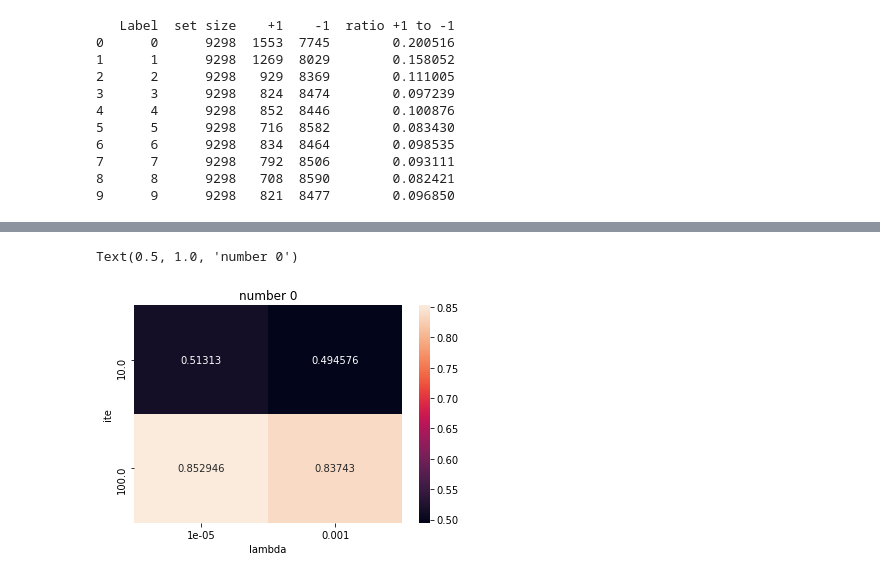
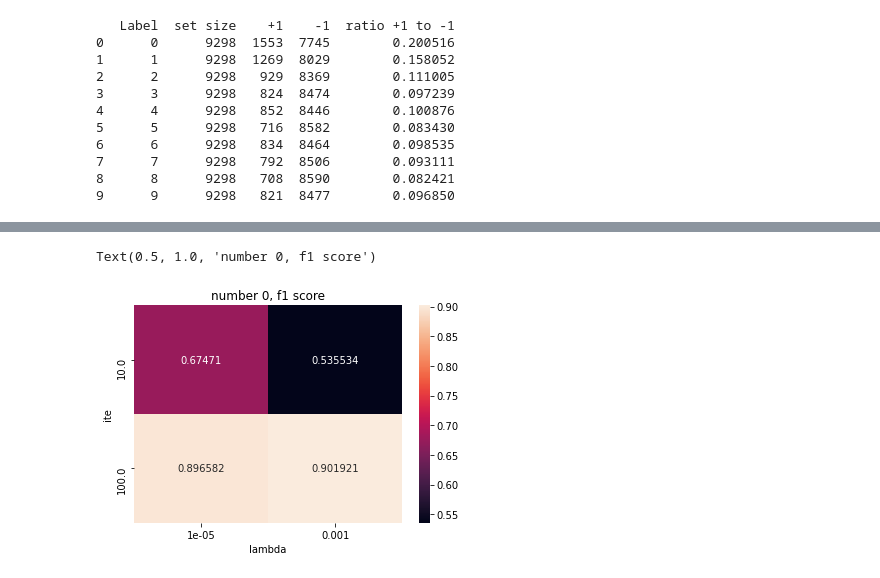
Before and after one commit to giulia-lbo/ML-project, a Jupyter notebook: ML_project.ipynb, the cells around one changed output, grey strips where cells are left out. Drawn from its saved outputs; the diff is of its cells as text; code cells hidden in the pictures.

```diff
--- a/ML_project.ipynb
+++ b/ML_project.ipynb
@@ -78,6 +79,0 @@ For label 9 index  388 will be at position 3685 in array X_comb
-# %%
-nRow, nCol = X_tr.shape
-numbers = np.unique(y_comb)
-
-print(f'There are {nRow} rows and {nCol} columns in the training set')
-print(f'Numbers are {numbers} ')
@@ -472,3 +458,29 @@ For number=0 With T=10 and lambda=0.001 train acc score0.8802375983303901 train
+# %%
+#wout cv
+# Second run
+#for y=0
+currentLabel=y0#this is label 0 -- have
+X_train, X_test, y_train, y_test = non_shuffling_train_test_split(X_comb,currentLabel,test_size=0.33)
+nRow_tr = y_train.shape[0]
+nRow_te= y_test.shape[0]
+print(f'There are {nRow_tr} rows in the training set for number 0')
+print(f'There are {nRow_te} rows  in the test set for number 0')
+
+
+
+classifier = KernelPegasos()#default values -- 10 e-3
+classifier.fit(X_train, y_train)
+train_score=classifier.score(X_train,y_train)
+train_precision,train_f1score= metrics(classifier.predict(X_train),y_train)
+
+y_pred=classifier.predict(X_test)
+test_acc_score=classifier.score(X_test,y_test)
+test_precision,test_f1score= metrics(y_pred,y_test)
+
+print('For number=' + str(0) + ' With T=' + str(10) + ' and lambda=' + str(1e-3) +
+' train acc score= ' +  str(train_score)+ ' train avg precision= ' + str(train_precision) + ' train avg f1score= ' + str(train_f1score)
++ ' test avg acc= ' + str(test_acc_score) + ' test avg precision= ' + str(test_precision) + ' test avg f1score= ' + str(test_f1score)
+)
 # %%
 # Plot the first X test images, their predicted labels, and the true labels.
 # Color correct predictions in blue and incorrect predictions in red.
@@ -487,7 +513,6 @@ plt.show()
 import warnings
 warnings.filterwarnings('ignore')
 # %%
-#from sklearn.model_selection import train_test_split, KFold
 ite=[10,100]
 lmdb=[1e-5,1e-3]
 cv=5
@@ -512,6 +537,7 @@ for t in ite:
         col3no=-1
         scores = np.zeros(5)
         i+=1
+        notvalid=0
         for kth in range (cv):
             xsubtest = folds[kth][:,:length] # Set ith fold to be test
             ysubtest = folds[kth][:,length]
@@ -524,11 +550,13 @@ for t in ite:
             acc_scores[col3no] = svc.score(xsubtest, ysubtest)#vector 5
             prec,f1score= metrics(svc.predict(xsubtest), ysubtest)#vector 5
             prec_scores[col3no] = prec#vector 5
-            f1_scores[col3no] = prec#vector 5
+            f1_scores[col3no] = f1score#vector 5
+            if(prec==0):
+                notvalid+=1
             # get the mean -- get 1 value (cv estimate)
         acc_score= acc_scores.mean()
-        prec_score= prec_scores.mean()
-        f1_score= f1_scores.mean()
+        prec_score= sum(prec_scores)/(cv-notvalid)
+        f1_score= sum(f1_scores)/(cv-notvalid)
         print('For number 0 With T=' + str(t) + ' and lambda=' + str(lm) + ' CV_accuracy= ' + str(acc_score)
         + ' CV_precision= '+str(prec_score) + ' CV_f1_score= '+ str(f1_score))
         results[i] = [t, lm, acc_score, prec_score, f1_score] #3rd col put mean(scores)
@@ -567,16 +595,16 @@ df
 # %%
 check=df["f1score"]
 import matplotlib.pyplot as plt
 import pandas as pd
 
 pivoted_table = df.pivot(index='ite', columns='lambda', values='f1score')
 pivoted_table.fillna(0, inplace=True)
 
 sns.heatmap(pivoted_table,annot=True, fmt='g')
-plt.title("number 0")
+plt.title("number 0, f1 score")
 # %% [output]
-Text(0.5, 1.0, 'number 0')
+Text(0.5, 1.0, 'number 0, f1 score')
-[figure, old version]
+[figure, new version]
 # %%
 index_f1= np.argmax(df["f1score"])#then get parametrs related to
 index_acc= np.argmax(df["accuracy"])#then get parametrs related to
```
Also changed, not shown: parts of 57 cells of this notebook, 1 other file.
